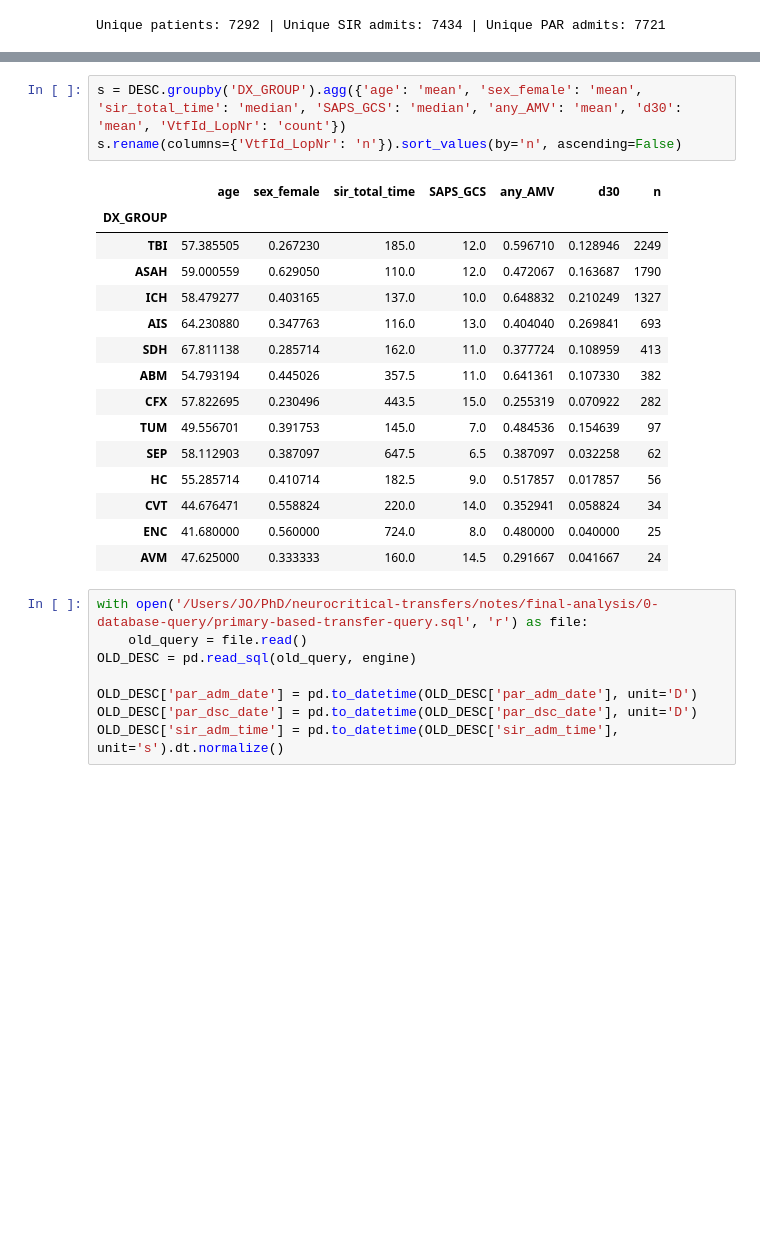
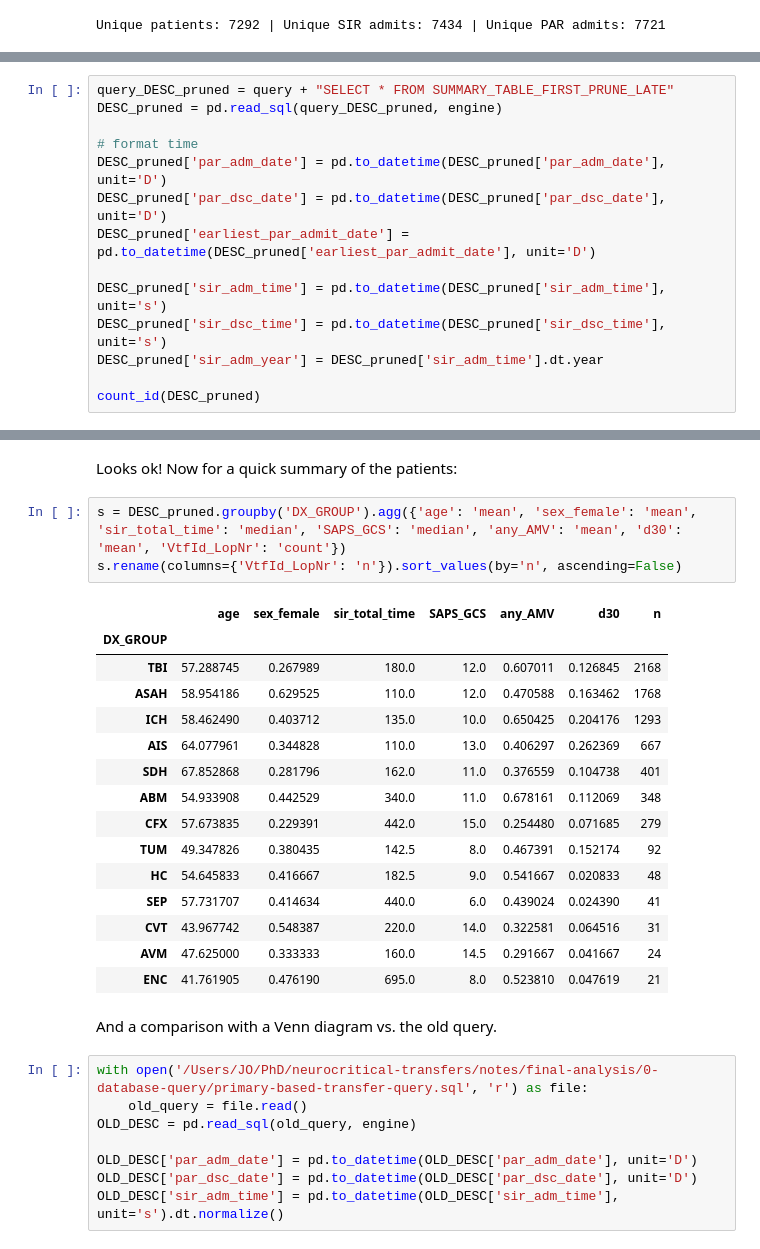
Before and after one commit to johol355/neuro-ascertainment, a Jupyter notebook: candidate-queries/transferred-nsicu-cohort/transferred-cohort.ipynb, the cells around one changed output, grey strips where cells are left out. Drawn from its saved outputs; the diff is of its cells as text; blank space fills up the shorter version.

```diff
--- a/candidate-queries/transferred-nsicu-cohort/transferred-cohort.ipynb
+++ b/candidate-queries/transferred-nsicu-cohort/transferred-cohort.ipynb
@@ -101,0 +134,14 @@ to_check[['LopNr', 'sir_adm_time', 'sir_dsc_time', 'par_adm_date', 'par_dsc_date
+# %%
+query_DESC_pruned = query + "SELECT * FROM SUMMARY_TABLE_FIRST_PRUNE_LATE"
+DESC_pruned = pd.read_sql(query_DESC_pruned, engine)
+
+# format time
+DESC_pruned['par_adm_date'] = pd.to_datetime(DESC_pruned['par_adm_date'], unit='D')
+DESC_pruned['par_dsc_date'] = pd.to_datetime(DESC_pruned['par_dsc_date'], unit='D')
+DESC_pruned['earliest_par_admit_date'] = pd.to_datetime(DESC_pruned['earliest_par_admit_date'], unit='D')
+
+DESC_pruned['sir_adm_time'] = pd.to_datetime(DESC_pruned['sir_adm_time'], unit='s')
+DESC_pruned['sir_dsc_time'] = pd.to_datetime(DESC_pruned['sir_dsc_time'], unit='s')
+DESC_pruned['sir_adm_year'] = DESC_pruned['sir_adm_time'].dt.year
+
+count_id(DESC_pruned)
@@ -122,22 +172,26 @@ DESC[['LopNr', 'sir_adm_time', 'sir_dsc_time', 'par_adm_date', 'par_dsc_date', '
+# %% [markdown]
+Looks ok! Now for a quick summary of the patients:
 # %%
-s = DESC.groupby('DX_GROUP').agg({'age': 'mean', 'sex_female': 'mean', 'sir_total_time': 'median', 'SAPS_GCS': 'median', 'any_AMV': 'mean', 'd30': 'mean', 'VtfId_LopNr': 'count'})
+s = DESC_pruned.groupby('DX_GROUP').agg({'age': 'mean', 'sex_female': 'mean', 'sir_total_time': 'median', 'SAPS_GCS': 'median', 'any_AMV': 'mean', 'd30': 'mean', 'VtfId_LopNr': 'count'})
 s.rename(columns={'VtfId_LopNr': 'n'}).sort_values(by='n', ascending=False)
 # %% [output]
 |  | age | sex_female | sir_total_time | SAPS_GCS | any_AMV | d30 | n |
 | DX_GROUP |  |  |  |  |  |  |  |
-| TBI | 57.385505 | 0.267230 | 185.0 | 12.0 | 0.596710 | 0.128946 | 2249 |
-| ASAH | 59.000559 | 0.629050 | 110.0 | 12.0 | 0.472067 | 0.163687 | 1790 |
-| ICH | 58.479277 | 0.403165 | 137.0 | 10.0 | 0.648832 | 0.210249 | 1327 |
-| AIS | 64.230880 | 0.347763 | 116.0 | 13.0 | 0.404040 | 0.269841 | 693 |
-| SDH | 67.811138 | 0.285714 | 162.0 | 11.0 | 0.377724 | 0.108959 | 413 |
-| ABM | 54.793194 | 0.445026 | 357.5 | 11.0 | 0.641361 | 0.107330 | 382 |
-| CFX | 57.822695 | 0.230496 | 443.5 | 15.0 | 0.255319 | 0.070922 | 282 |
-| TUM | 49.556701 | 0.391753 | 145.0 | 7.0 | 0.484536 | 0.154639 | 97 |
-| SEP | 58.112903 | 0.387097 | 647.5 | 6.5 | 0.387097 | 0.032258 | 62 |
-| HC | 55.285714 | 0.410714 | 182.5 | 9.0 | 0.517857 | 0.017857 | 56 |
-| CVT | 44.676471 | 0.558824 | 220.0 | 14.0 | 0.352941 | 0.058824 | 34 |
-| ENC | 41.680000 | 0.560000 | 724.0 | 8.0 | 0.480000 | 0.040000 | 25 |
+| TBI | 57.288745 | 0.267989 | 180.0 | 12.0 | 0.607011 | 0.126845 | 2168 |
+| ASAH | 58.954186 | 0.629525 | 110.0 | 12.0 | 0.470588 | 0.163462 | 1768 |
+| ICH | 58.462490 | 0.403712 | 135.0 | 10.0 | 0.650425 | 0.204176 | 1293 |
+| AIS | 64.077961 | 0.344828 | 110.0 | 13.0 | 0.406297 | 0.262369 | 667 |
+| SDH | 67.852868 | 0.281796 | 162.0 | 11.0 | 0.376559 | 0.104738 | 401 |
+| ABM | 54.933908 | 0.442529 | 340.0 | 11.0 | 0.678161 | 0.112069 | 348 |
+| CFX | 57.673835 | 0.229391 | 442.0 | 15.0 | 0.254480 | 0.071685 | 279 |
+| TUM | 49.347826 | 0.380435 | 142.5 | 8.0 | 0.467391 | 0.152174 | 92 |
+| HC | 54.645833 | 0.416667 | 182.5 | 9.0 | 0.541667 | 0.020833 | 48 |
+| SEP | 57.731707 | 0.414634 | 440.0 | 6.0 | 0.439024 | 0.024390 | 41 |
+| CVT | 43.967742 | 0.548387 | 220.0 | 14.0 | 0.322581 | 0.064516 | 31 |
 | AVM | 47.625000 | 0.333333 | 160.0 | 14.5 | 0.291667 | 0.041667 | 24 |
+| ENC | 41.761905 | 0.476190 | 695.0 | 8.0 | 0.523810 | 0.047619 | 21 |
+# %% [markdown]
+And a comparison with a Venn diagram vs. the old query.
 # %%
 with open('/Users/JO/PhD/neurocritical-transfers/notes/final-analysis/0-database-query/primary-based-transfer-query.sql', 'r') as file:
     old_query = file.read()
```
Also changed, not shown: parts of 24 cells of this notebook, 1 other file.
